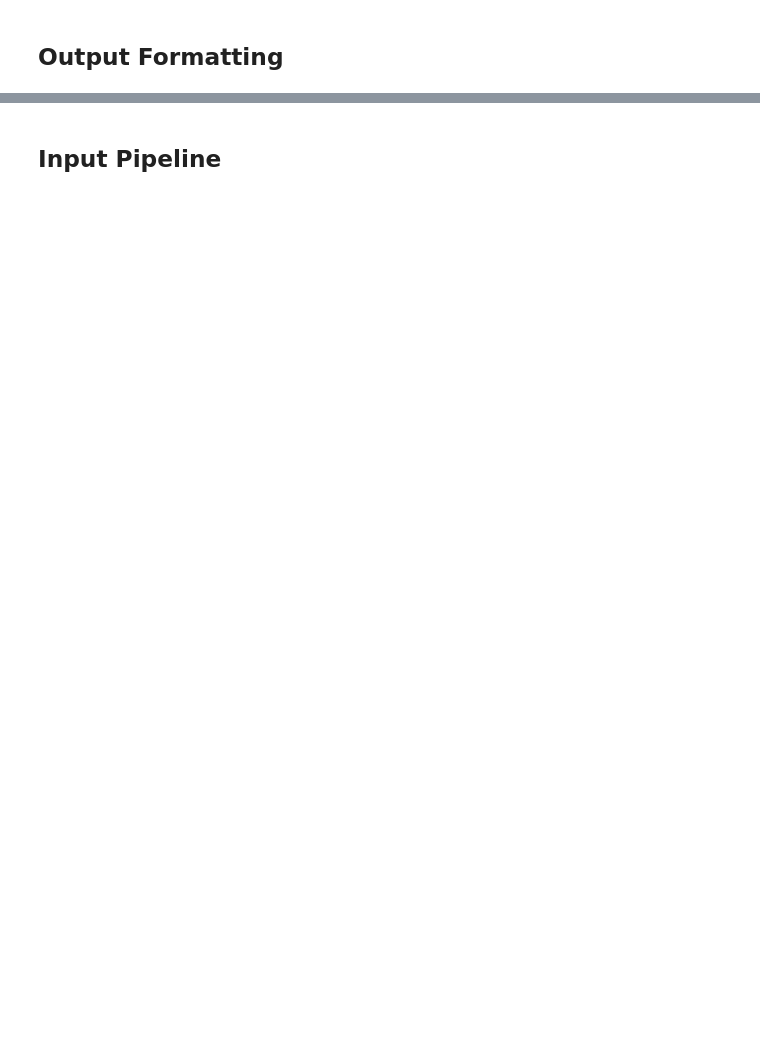
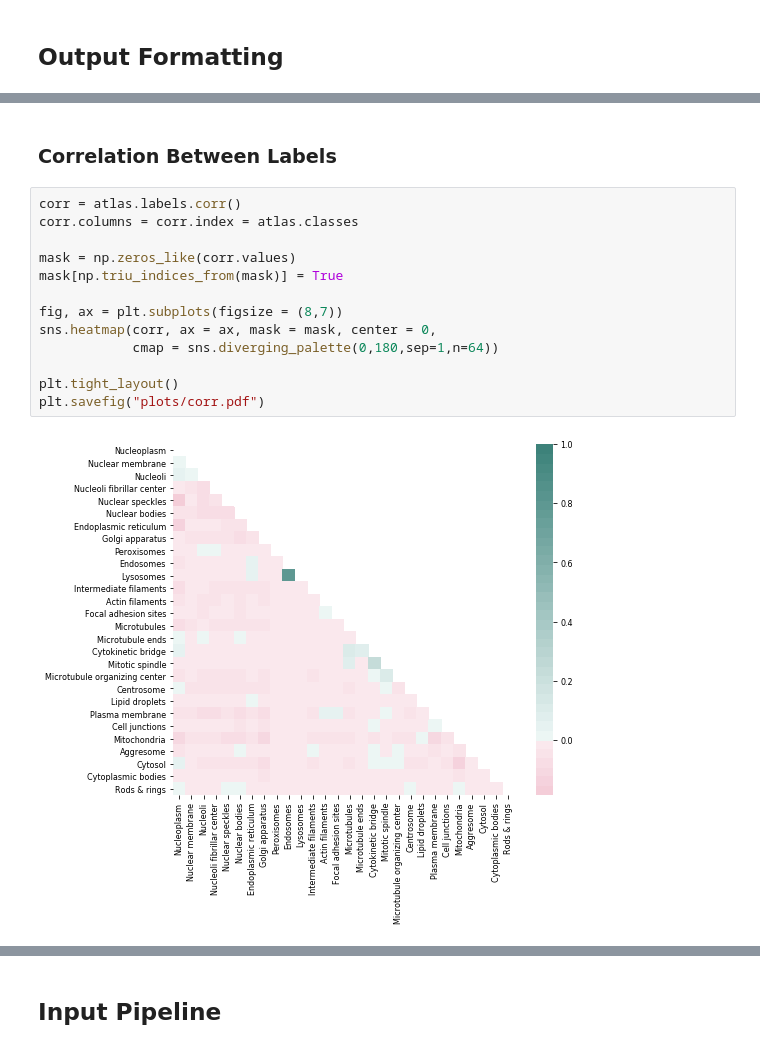
Before and after one commit to eldrtimo/protein, a Jupyter notebook: examples.ipynb, the cells around one changed output, grey strips where cells are left out. Saved outputs shown, nothing was run; the diff lists cells and outputs as text; blank space fills up the shorter version.

```diff
--- a/examples.ipynb
+++ b/examples.ipynb
@@ -58,0 +60,17 @@ X.shape
+# %% [markdown]
+### Correlation Between Labels
+# %%
+corr = atlas.labels.corr()
+corr.columns = corr.index = atlas.classes
+
+mask = np.zeros_like(corr.values)
+mask[np.triu_indices_from(mask)] = True
+
+fig, ax = plt.subplots(figsize = (8,7))
+sns.heatmap(corr, ax = ax, mask = mask, center = 0,
+            cmap = sns.diverging_palette(0,180,sep=1,n=64))
+
+plt.tight_layout()
+plt.savefig("plots/corr.pdf")
+# %% [output]
+[figure, added]
```
Also changed, not shown: parts of 30 cells of this notebook, 4 other files.
